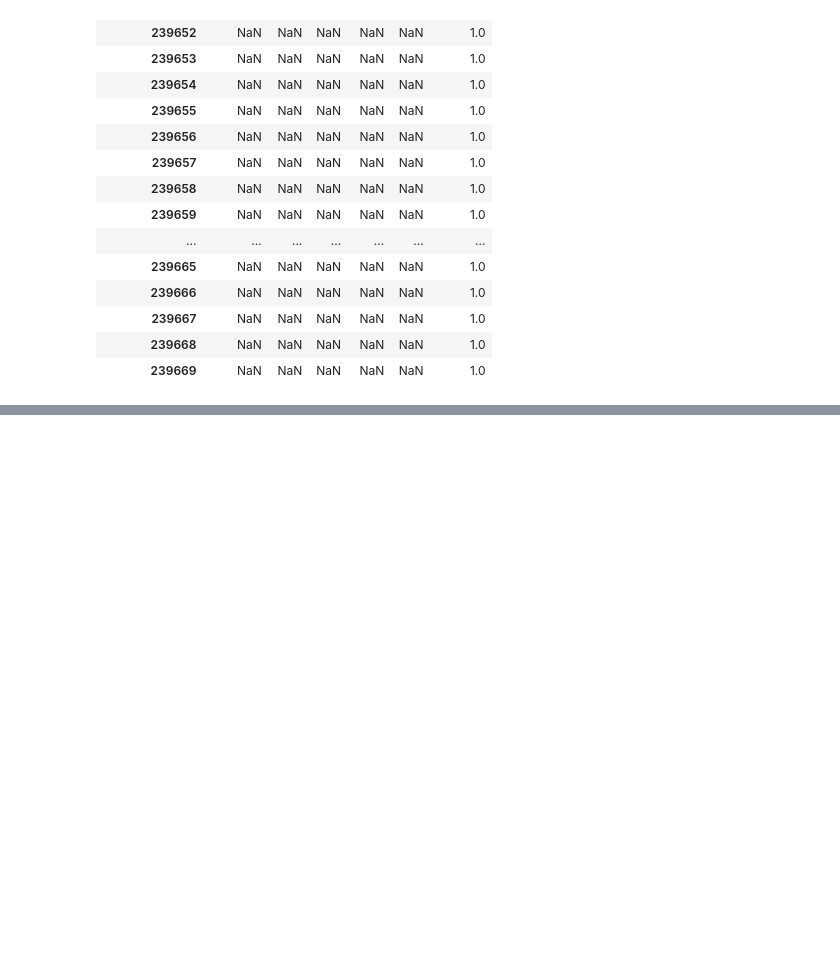
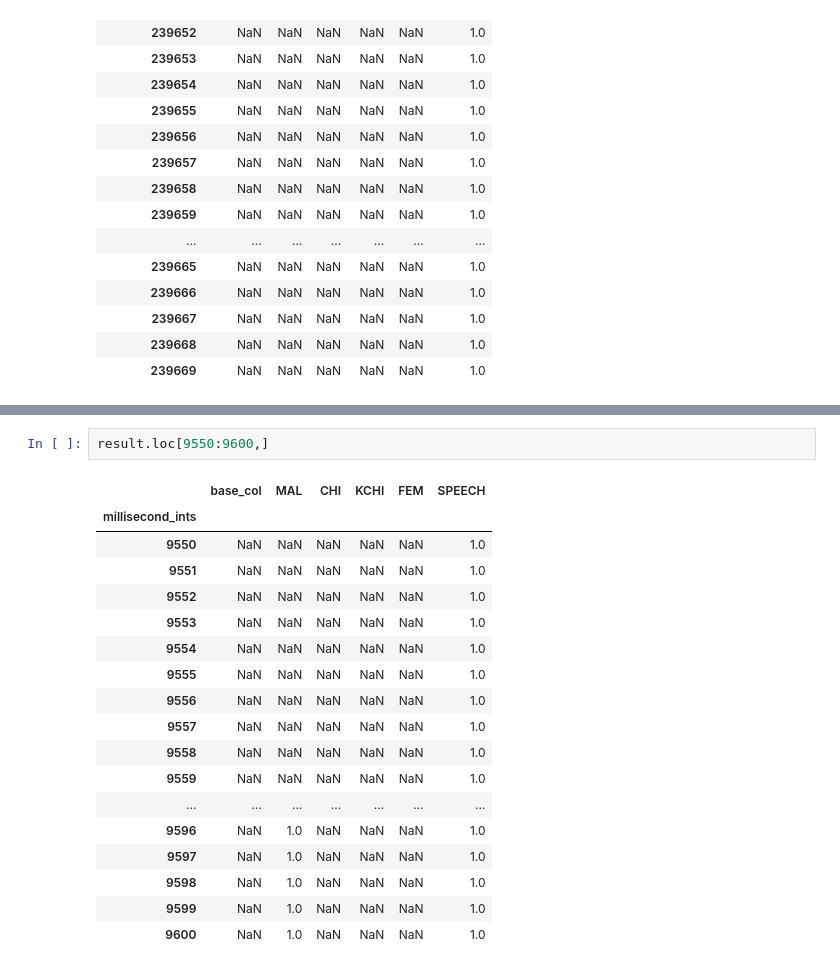
Before and after one commit to raybuhr/teacherprints, a Jupyter notebook: millisecond_index.ipynb, the cells around one changed output, grey strips where cells are left out. Drawn from its saved outputs; the diff is of its cells as text; blank space fills up the shorter version.

```diff
--- a/millisecond_index.ipynb
+++ b/millisecond_index.ipynb
@@ -415,0 +433,21 @@ result.tail(20)
+# %%
+result.loc[9550:9600,]
+# %% [output]
+|  | base_col | MAL | CHI | KCHI | FEM | SPEECH |
+| millisecond_ints |  |  |  |  |  |  |
+| 9550 | NaN | NaN | NaN | NaN | NaN | 1.0 |
+| 9551 | NaN | NaN | NaN | NaN | NaN | 1.0 |
+| 9552 | NaN | NaN | NaN | NaN | NaN | 1.0 |
+| 9553 | NaN | NaN | NaN | NaN | NaN | 1.0 |
+| 9554 | NaN | NaN | NaN | NaN | NaN | 1.0 |
+| 9555 | NaN | NaN | NaN | NaN | NaN | 1.0 |
+| 9556 | NaN | NaN | NaN | NaN | NaN | 1.0 |
+| 9557 | NaN | NaN | NaN | NaN | NaN | 1.0 |
+| 9558 | NaN | NaN | NaN | NaN | NaN | 1.0 |
+| 9559 | NaN | NaN | NaN | NaN | NaN | 1.0 |
+| ... | ... | ... | ... | ... | ... | ... |
+| 9596 | NaN | 1.0 | NaN | NaN | NaN | 1.0 |
+| 9597 | NaN | 1.0 | NaN | NaN | NaN | 1.0 |
+| 9598 | NaN | 1.0 | NaN | NaN | NaN | 1.0 |
+| 9599 | NaN | 1.0 | NaN | NaN | NaN | 1.0 |
+| 9600 | NaN | 1.0 | NaN | NaN | NaN | 1.0 |
```
Also changed, not shown: parts of 6 cells of this notebook.
